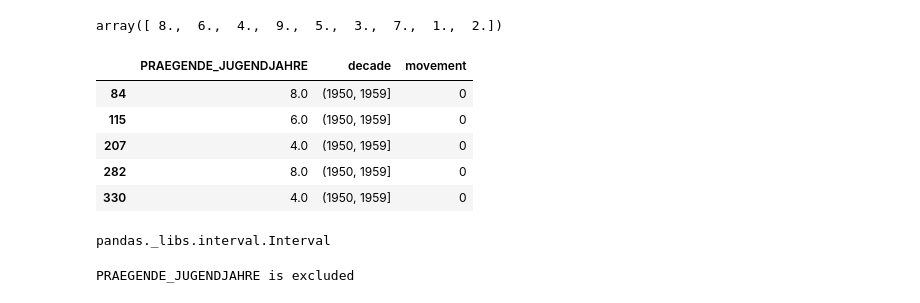
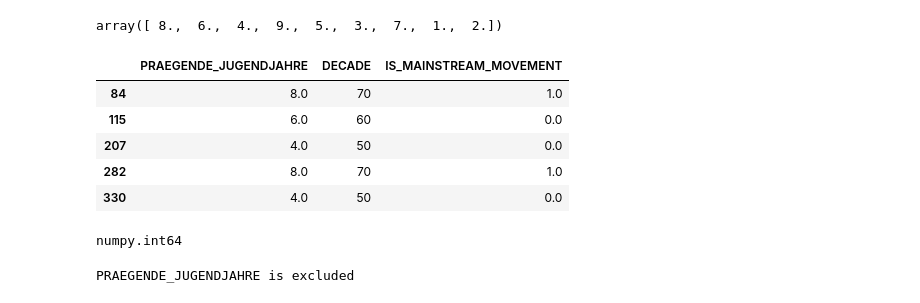
Before and after one commit to jihangshin/udacity, a Jupyter notebook: Identify Customer Segments/Identify_Customer_Segments.ipynb, the cells around one changed output. Drawn from its saved outputs; the diff is of its cells as text; code cells hidden in the pictures.

```diff
--- a/Identify Customer Segments/Identify_Customer_Segments.ipynb
+++ b/Identify Customer Segments/Identify_Customer_Segments.ipynb
@@ -440,4 +440,10 @@ Be sure to check `Data_Dictionary.md` for the details needed to finish these tas
 azdias_df_lte_30_dropped['PRAEGENDE_JUGENDJAHRE'].unique()
 # %% [output]
 array([ 8.,  6.,  4.,  9.,  5.,  3.,  7.,  1.,  2.])
+# %%
+# Investigate "PRAEGENDE_JUGENDJAHRE" and engineer two new variables.
+
+#create two new column to save new variables
+azdias_df_lte_30_dropped['DECADE'] = pd.cut(azdias_df_lte_30_dropped['PRAEGENDE_JUGENDJAHRE'], [1,3,5,8,10,14,16], False, [40,50,60,70,80,90])
+azdias_df_lte_30_dropped['IS_MAINSTREAM_MOVEMENT'] = azdias_df_lte_30_dropped['PRAEGENDE_JUGENDJAHRE'].isin([1,3,5,8,10,12,14]).astype(float)
 # %%
@@ -475,16 +479,16 @@ for val in azdias_df_lte_30_dropped['PRAEGENDE_JUGENDJAHRE']:
 # %%
-azdias_df_lte_30_dropped[['PRAEGENDE_JUGENDJAHRE','decade', 'movement']].head()
+azdias_df_lte_30_dropped[['PRAEGENDE_JUGENDJAHRE','DECADE', 'IS_MAINSTREAM_MOVEMENT']].head()
 # %% [output]
-|  | PRAEGENDE_JUGENDJAHRE | decade | movement |
-| 84 | 8.0 | (1950, 1959] | 0 |
-| 115 | 6.0 | (1950, 1959] | 0 |
-| 207 | 4.0 | (1950, 1959] | 0 |
-| 282 | 8.0 | (1950, 1959] | 0 |
-| 330 | 4.0 | (1950, 1959] | 0 |
+|  | PRAEGENDE_JUGENDJAHRE | DECADE | IS_MAINSTREAM_MOVEMENT |
+| 84 | 8.0 | 70 | 1.0 |
+| 115 | 6.0 | 60 | 0.0 |
+| 207 | 4.0 | 50 | 0.0 |
+| 282 | 8.0 | 70 | 1.0 |
+| 330 | 4.0 | 50 | 0.0 |
 # %%
-type(azdias_df_lte_30_dropped.loc[84,'decade'])
+type(azdias_df_lte_30_dropped.loc[84,'DECADE'])
 # %% [output]
-pandas._libs.interval.Interval
+numpy.int64
 # %%
 #exclude PRAEGENDE_JUGENDJAHRE
 azdias_df_lte_30_dropped = azdias_df_lte_30_dropped.drop('PRAEGENDE_JUGENDJAHRE', 1)
```
Also changed, not shown: parts of 24 cells of this notebook, 3 other files.
